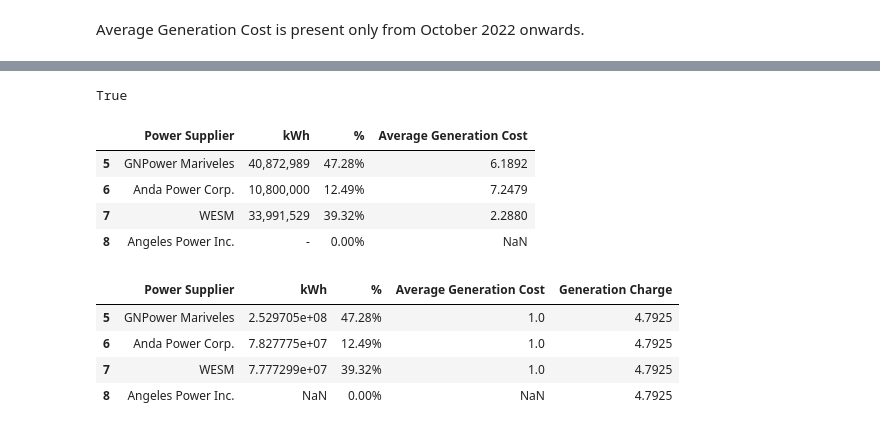
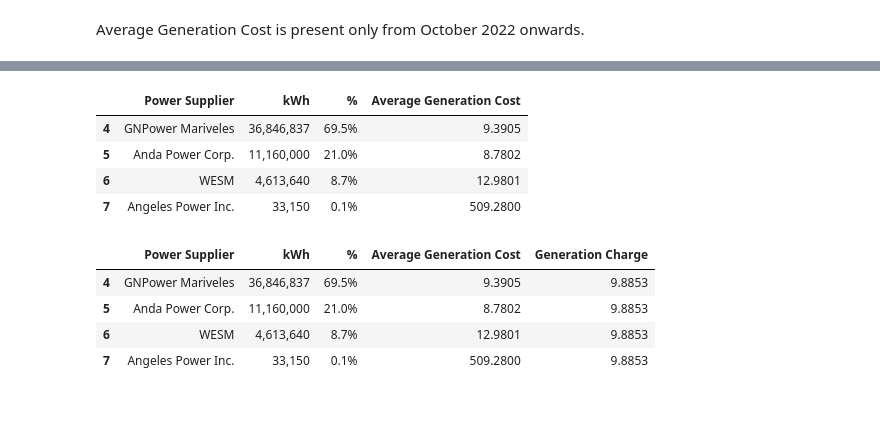
Before and after one commit to andreasenson/Scrape-DU-Generation-Charge, a Jupyter notebook: AEC/scrape_AEC.ipynb, the cells around one changed output, grey strips where cells are left out. Drawn from its saved outputs; the diff is of its cells as text; code cells hidden in the pictures.

```diff
--- a/AEC/scrape_AEC.ipynb
+++ b/AEC/scrape_AEC.ipynb
@@ -300,7 +354,7 @@ Note: you may need to restart the kernel to use updated packages.
 # %% [markdown]
 Average Generation Cost is present only from October 2022 onwards.
 # %%
-df = tabula.read_pdf("pdf downloads/June 2024 Generation Charge.pdf", stream = True, pages=1)[0]
+df = tabula.read_pdf("pdf downloads/March 2023 Generation Charge.pdf", stream = True, pages=1)[0]
 # %%
 df
 # %% [output]
@@ -348,7 +401,7 @@ def clean_avg_gen_cost(cost):
     return re.sub(r'^P\s*', '', cost).strip()  # Remove leading 'P' and any extra spaces
 
 # Check for the presence of "Average"
-contains_average = df.astype(str).apply(lambda x: x.str.contains('PhP/kWh', case=False, na=False)).any().any()
+contains_average = df.astype(str).apply(lambda x: x.str.contains('PhP/kWh|Php/kWh', case=False, na=False)).any().any()
 
 # Define the initial columns to keep based on keywords
 if contains_average:
@@ -383,46 +436,58 @@ if contains_average:
     avg_col = df_new.columns[df_new.apply(lambda col: col.astype(str).str.contains('\.', na=False).any())].tolist()[-1]
 
     # Clean the relevant columns
     df_new['Power Supplier'] = df_new['Power Supplier'].apply(clean_power_supplier)
     df_new['Average Generation Cost'] = df_new[avg_col].astype(str).str.replace(r'[^\d.]', '', regex=True)
     df_new['Average Generation Cost'] = pd.to_numeric(df_new['Average Generation Cost'], errors='coerce')
 
-
-elif not contains_average:
+else:
     df_new.columns = ['Power Supplier', 'kWh', '%', 'Total Generation Cost']
 
     # If "Average" is not present, find the last column with '.' for Total Generation Cost
-    total_col = df_new.columns[df_new.apply(lambda col: col.astype(str).str.contains('\.', na=False).any())].tolist()[-1]
+    last_dot_columns = df.columns[df.apply(lambda col: col.astype(str).str.contains('\.', na=False).any())].tolist()
+
+    # Check for columns with '(PhP)'
+    total_col = None
+    for col in last_dot_columns:
+        if df[col].astype(str).str.contains(r'\(PhP\)', case=False, na=False).any():
+            total_col = col
+            break
+
+    # If no column contains '(PhP)', choose the second to the last column with '.'
+    if not total_col:
+        if len(last_dot_columns) >= 2:
+            total_col = last_dot_columns[-2]
+        else:
+            total_col = last_dot_columns[-1]
 
     # Ensure 'kWh' column is properly named or present
     kwh_col = 'kWh'  # Adjust if needed to match your DataFrame column names
 
     # Check if the kWh column exists
     if kwh_col in df_new.columns:
         # Clean and convert columns
-        df_new[total_col] = df_new[total_col].astype(str).str.replace(r'[^\d.]', '', regex=True)
-        df_new[total_col] = pd.to_numeric(df_new[total_col], errors='coerce')
+        df_new['Total Generation Cost'] = df_new['Total Generation Cost'].astype(str).str.replace(r'[^\d.]', '', regex=True)
+        df_new['Total Generation Cost'] = pd.to_numeric(df_new['Total Generation Cost'], errors='coerce')
         df_new[kwh_col] = df_new[kwh_col].astype(str).str.replace(r'[^\d.]', '', regex=True)
-        df_new[kwh_col] = pd.to_numeric(df_new[total_col], errors='coerce')
+        df_new[kwh_col] = pd.to_numeric(df_new[kwh_col], errors='coerce')
 
         # Compute Average Generation Cost
-        df_new['Average Generation Cost'] = df_new[total_col] / df_new[kwh_col]
+        df_new['Average Generation Cost'] = df_new['Total Generation Cost'] / df_new[kwh_col]
 
         # Drop Total Generation Cost column
-        df_new = df_new.drop(columns=[total_col])
+        df_new = df_new.drop(columns=['Total Generation Cost'])
 
         # Clean columns as needed
         df_new.columns = ['Power Supplier', 'kWh', '%', 'Average Generation Cost']
         df_new['Power Supplier'] = df_new['Power Supplier'].apply(clean_power_supplier)
 
 df_new
 # %% [output]
-True
 |  | Power Supplier | kWh | % | Average Generation Cost |
-| 5 | GNPower Mariveles | 40,872,989 | 47.28% | 6.1892 |
-| 6 | Anda Power Corp. | 10,800,000 | 12.49% | 7.2479 |
-| 7 | WESM | 33,991,529 | 39.32% | 2.2880 |
-| 8 | Angeles Power Inc. | - | 0.00% | NaN |
+| 4 | GNPower Mariveles | 36,846,837 | 69.5% | 9.3905 |
+| 5 | Anda Power Corp. | 11,160,000 | 21.0% | 8.7802 |
+| 6 | WESM | 4,613,640 | 8.7% | 12.9801 |
+| 7 | Angeles Power Inc. | 33,150 | 0.1% | 509.2800 |
 # %%
 # Get the rows containing 'CHARGE'
 charge_rows = df[df[col_name_df].str.contains('for', case=False, na=False)]
@@ -447,7 +512,7 @@ df_new['Generation Charge'] = rate_value
 df_new
 # %% [output]
 |  | Power Supplier | kWh | % | Average Generation Cost | Generation Charge |
-| 5 | GNPower Mariveles | 2.529705e+08 | 47.28% | 1.0 | 4.7925 |
-| 6 | Anda Power Corp. | 7.827775e+07 | 12.49% | 1.0 | 4.7925 |
-| 7 | WESM | 7.777299e+07 | 39.32% | 1.0 | 4.7925 |
-| 8 | Angeles Power Inc. | NaN | 0.00% | NaN | 4.7925 |
+| 4 | GNPower Mariveles | 36,846,837 | 69.5% | 9.3905 | 9.8853 |
+| 5 | Anda Power Corp. | 11,160,000 | 21.0% | 8.7802 | 9.8853 |
+| 6 | WESM | 4,613,640 | 8.7% | 12.9801 | 9.8853 |
+| 7 | Angeles Power Inc. | 33,150 | 0.1% | 509.2800 | 9.8853 |
```
Also changed, not shown: parts of 8 cells of this notebook, 1 other file.
